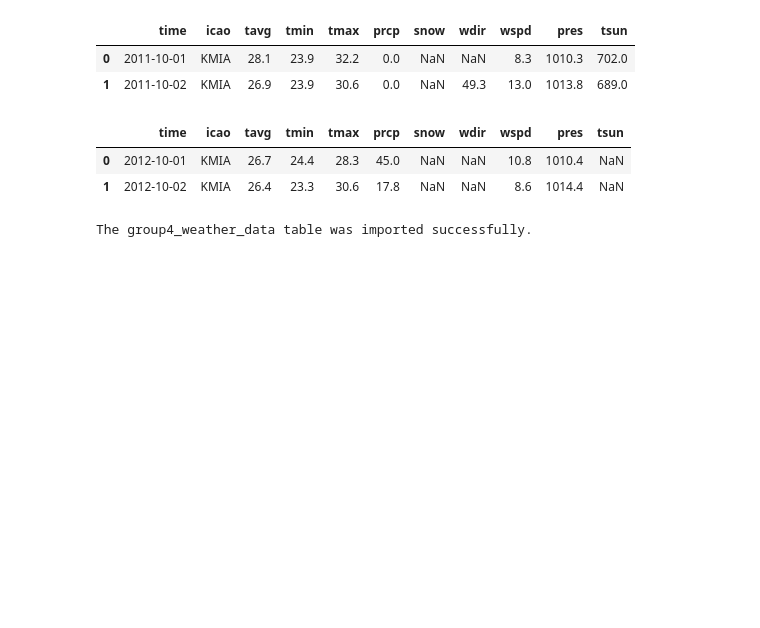
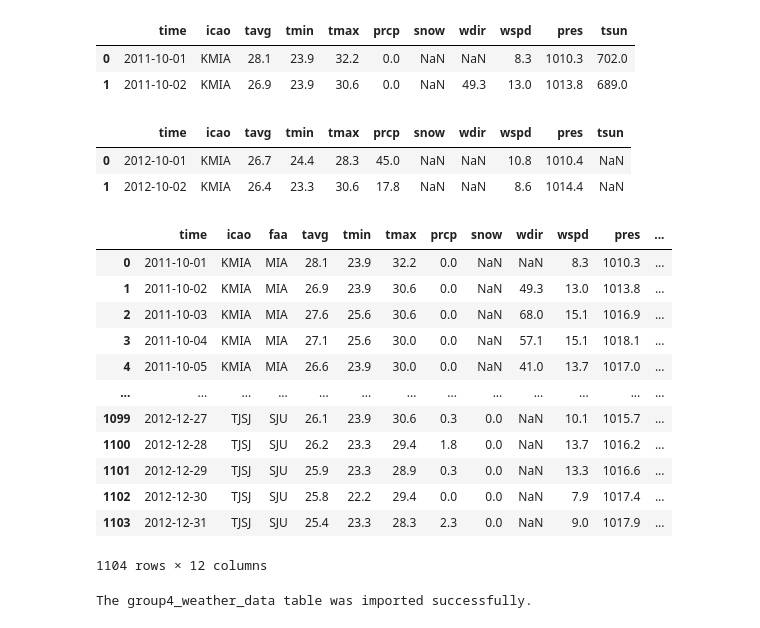
Before and after one commit to sergioserge/us-airports-project, a Jupyter notebook: us-airports-project.ipynb, the cells around one changed output. Drawn from its saved outputs; the diff is of its cells as text; code cells hidden in the pictures; blank space fills up the shorter version.

```diff
--- a/us-airports-project.ipynb
+++ b/us-airports-project.ipynb
@@ -36,11 +36,15 @@ def clean_data(df):
 
 clean_data(airports_df)
 
+# change 'locationid' to 'faa' to match the column name in flights_df
+    # and 'icaoidentifier' to 'icao' to match the column name in weather_df
+airports_df.rename(columns={'locationid': 'faa', 'icaoidentifier': 'icao'}, inplace=True)
+
 # filter only rows of the 6 airports we are interested in
-locations = airports_df[airports_df['locationid'].isin(['BOS', 'EWR', 'JFK', 'MIA', 'PHL', 'SJU'])]
+locations = airports_df[airports_df['faa'].isin(['BOS', 'EWR', 'JFK', 'MIA', 'PHL', 'SJU'])]
 
 # create a list of icao ids of the location to pass to the API
-icao_list = locations['icaoidentifier'].tolist()
+icao_list = locations['icao'].tolist()
 # %% [output]
 DtypeWarning: Columns (47,48,49) have mixed types.Specify dtype option on import or set low_memory=False.
 # %%
@@ -179,6 +183,10 @@ weather_df_2012['time'] = pd.to_datetime(weather_df_2012['time'])
 # drop the empty column wpgt
 weather_df_2011.drop('wpgt', axis=1, inplace=True)
 weather_df_2012.drop('wpgt', axis=1, inplace=True)
+
+# create weather_df to upload the data of both years in one file
+weather_df = pd.concat([weather_df_2011, weather_df_2012], axis=0)
+
 display(weather_df_2011.head(2))
 display(weather_df_2012.head(2))
 # %% [output]
@@ -188,4 +196,25 @@ display(weather_df_2012.head(2))
 |  | time | icao | tavg | tmin | tmax | prcp | snow | wdir | wspd | pres | tsun |
 | 0 | 2012-10-01 | KMIA | 26.7 | 24.4 | 28.3 | 45.0 | NaN | NaN | 10.8 | 1010.4 | NaN |
 | 1 | 2012-10-02 | KMIA | 26.4 | 23.3 | 30.6 | 17.8 | NaN | NaN | 8.6 | 1014.4 | NaN |
+# %%
+# add an additional column with the 'icaoidentifier' to the weather df
+weather_df = weather_df.merge(locations[['icao', 'faa']], how='left', on='icao')
+
+# move 'faa' column to the first 2 position
+weather_df = weather_df[['time', 'icao', 'faa', 'tavg', 'tmin', 'tmax', 'prcp', 'snow', 'wdir',
+       'wspd', 'pres', 'tsun']]
+# %% [output]
+|  | time | icao | faa | tavg | tmin | tmax | prcp | snow | wdir | wspd | pres | ... |
+| 0 | 2011-10-01 | KMIA | MIA | 28.1 | 23.9 | 32.2 | 0.0 | NaN | NaN | 8.3 | 1010.3 | ... |
+| 1 | 2011-10-02 | KMIA | MIA | 26.9 | 23.9 | 30.6 | 0.0 | NaN | 49.3 | 13.0 | 1013.8 | ... |
+| 2 | 2011-10-03 | KMIA | MIA | 27.6 | 25.6 | 30.6 | 0.0 | NaN | 68.0 | 15.1 | 1016.9 | ... |
+| 3 | 2011-10-04 | KMIA | MIA | 27.1 | 25.6 | 30.0 | 0.0 | NaN | 57.1 | 15.1 | 1018.1 | ... |
+| 4 | 2011-10-05 | KMIA | MIA | 26.6 | 23.9 | 30.0 | 0.0 | NaN | 41.0 | 13.7 | 1017.0 | ... |
+| ... | ... | ... | ... | ... | ... | ... | ... | ... | ... | ... | ... | ... |
+| 1099 | 2012-12-27 | TJSJ | SJU | 26.1 | 23.9 | 30.6 | 0.3 | 0.0 | NaN | 10.1 | 1015.7 | ... |
+| 1100 | 2012-12-28 | TJSJ | SJU | 26.2 | 23.3 | 29.4 | 1.8 | 0.0 | NaN | 13.7 | 1016.2 | ... |
+| 1101 | 2012-12-29 | TJSJ | SJU | 25.9 | 23.3 | 28.9 | 0.3 | 0.0 | NaN | 13.3 | 1016.6 | ... |
+| 1102 | 2012-12-30 | TJSJ | SJU | 25.8 | 22.2 | 29.4 | 0.0 | 0.0 | NaN | 7.9 | 1017.4 | ... |
+| 1103 | 2012-12-31 | TJSJ | SJU | 25.4 | 23.3 | 28.3 | 2.3 | 0.0 | NaN | 9.0 | 1017.9 | ... |
+1104 rows × 12 columns
 # %%
```
Also changed, not shown: parts of 5 cells of this notebook.
